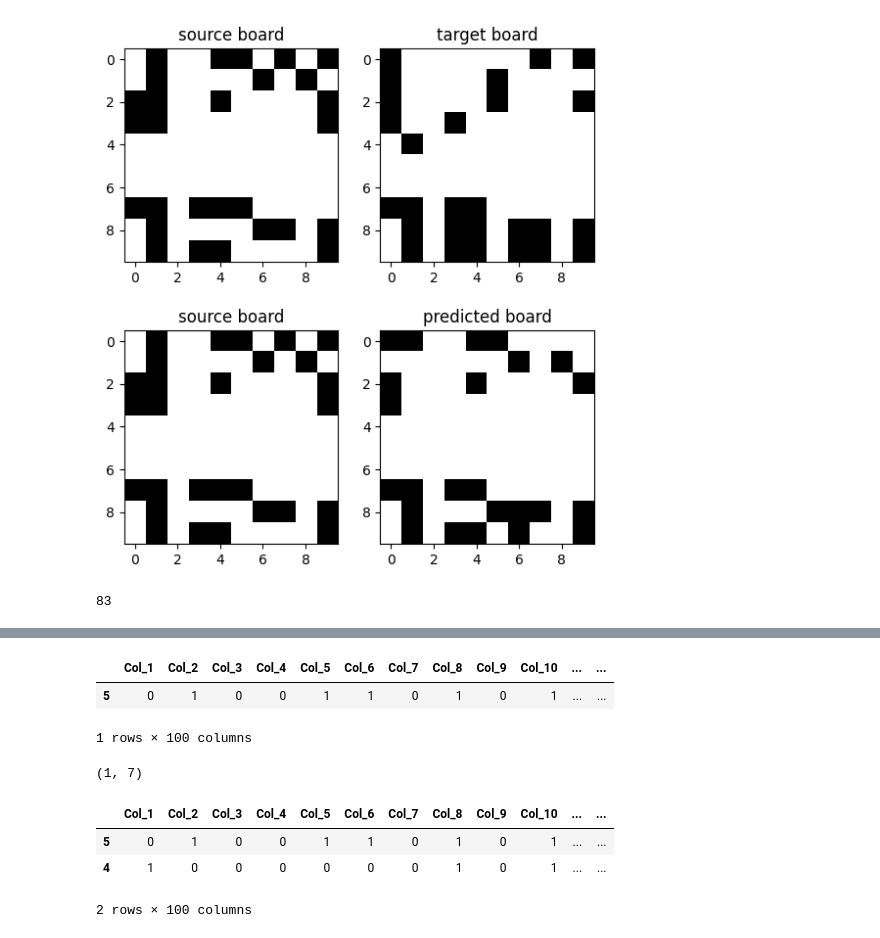
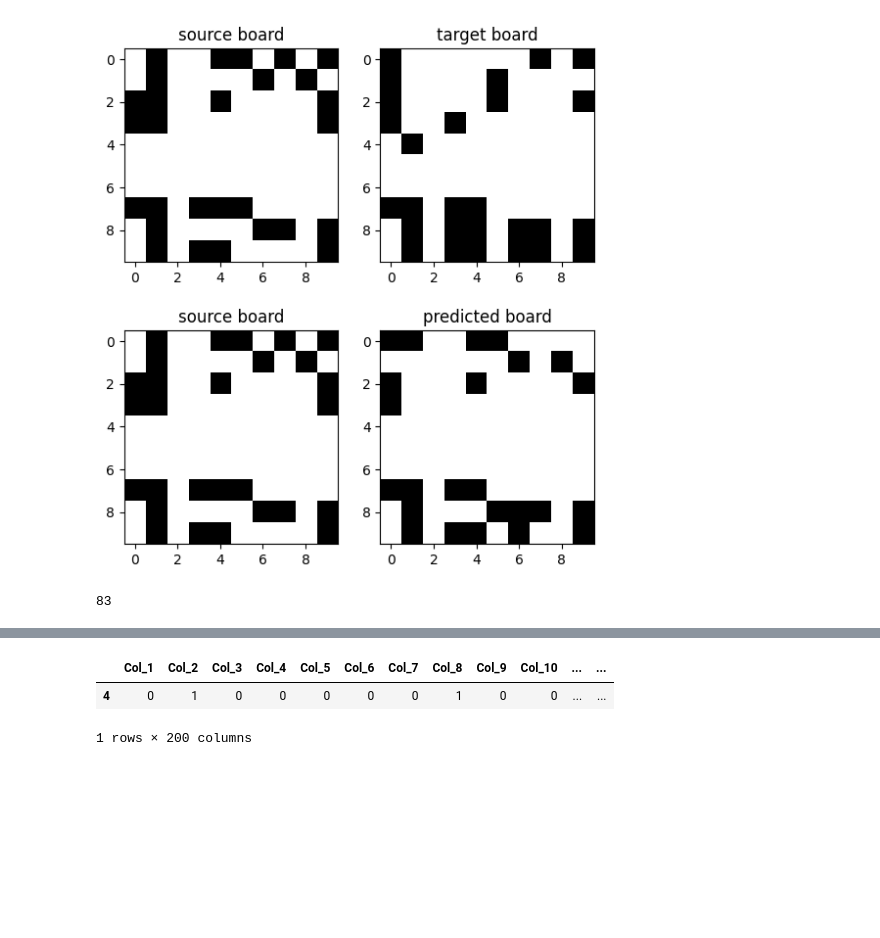
Before and after one commit to drorBamberger/GameOfLife, a Jupyter notebook: predict_board.ipynb, the cells around one changed output, grey strips where cells are left out. Cells and saved outputs as stored; diff of their text form; code cells hidden in the pictures; blank space fills up the shorter version.

```diff
--- a/predict_board.ipynb
+++ b/predict_board.ipynb
@@ -165,21 +179,20 @@ board1
-# %%
-board2
-# %% [output]
-|  | Col_1 | Col_2 | Col_3 | Col_4 | Col_5 | Col_6 | Col_7 | Col_8 | Col_9 | Col_10 | ... | ... |
-| 5 | 0 | 1 | 0 | 0 | 1 | 1 | 0 | 1 | 0 | 1 | ... | ... |
-1 rows × 100 columns
-# %%
-pixel = 17
-loc = find_loc(pixel+1, size)
-loc
-# %% [output]
-(1, 7)
-# %%
-features = pd.concat([board2,board1],axis=0)
-features
-# %% [output]
-|  | Col_1 | Col_2 | Col_3 | Col_4 | Col_5 | Col_6 | Col_7 | Col_8 | Col_9 | Col_10 | ... | ... |
-| 5 | 0 | 1 | 0 | 0 | 1 | 1 | 0 | 1 | 0 | 1 | ... | ... |
-| 4 | 1 | 0 | 0 | 0 | 0 | 0 | 0 | 1 | 0 | 1 | ... | ... |
-2 rows × 100 columns
+# %%
+new_columns = [f'Col_{i}' for i in range(1, 2*SIZE*SIZE + 1)]
+res_df = pd.DataFrame(columns=new_columns)
+
+df = df[5:].drop_duplicates().reset_index(drop=True)
+new_row = df
+new_col = df.iloc[1:].reset_index(drop=True)
+df = df.iloc[1:].reset_index(drop=True)
+new_row = pd.concat([new_col,new_row.iloc[:-1]],axis=1)
+new_row.columns = new_columns
+res_df = pd.concat([res_df,new_row])
+# %%
+board12 = res_df.iloc[4:5]
+# %%
+board12
+# %% [output]
+|  | Col_1 | Col_2 | Col_3 | Col_4 | Col_5 | Col_6 | Col_7 | Col_8 | Col_9 | Col_10 | ... | ... |
+| 4 | 0 | 1 | 0 | 0 | 0 | 0 | 0 | 1 | 0 | 0 | ... | ... |
+1 rows × 200 columns
 # %%
```
Also changed, not shown: parts of 7 cells of this notebook, 2 other files.
